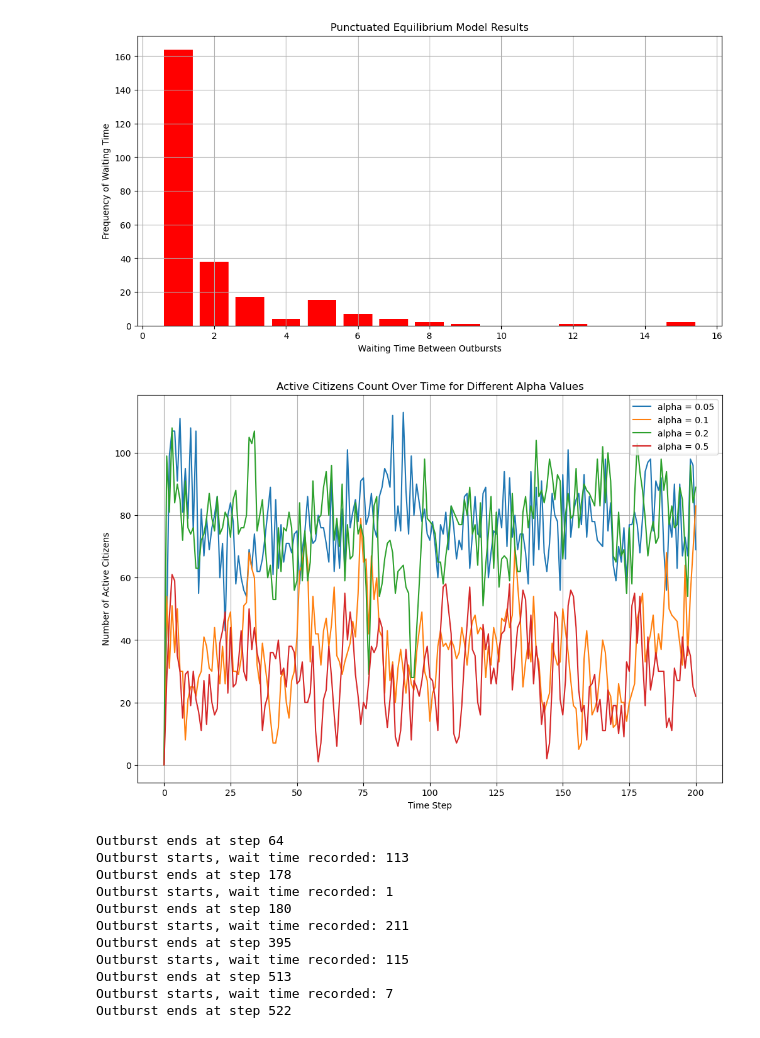
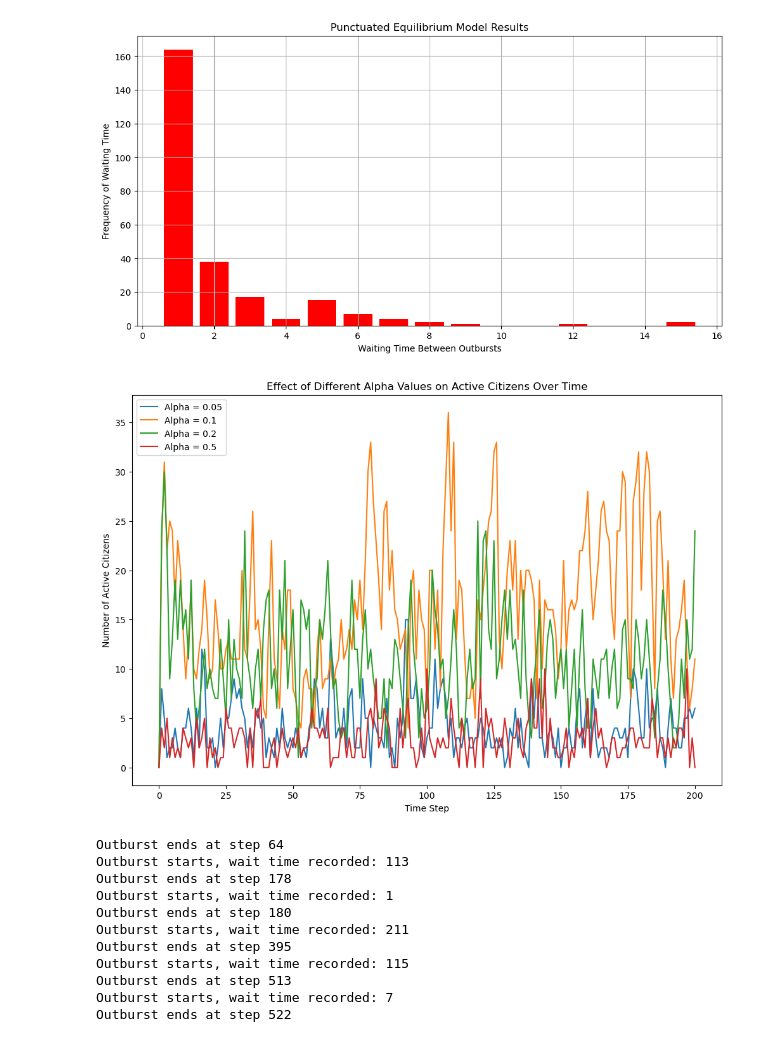
Before and after one commit to yehuihe/epstein_network_civil_violence, a Jupyter notebook: plot(final version).ipynb, the cells around one changed output. Saved outputs shown, nothing was run; the diff lists cells and outputs as text; code cells hidden in the pictures.

Commit message:
Add files via upload
add new plot for comparing mean-field and basic model

```diff
--- a/plot(final version).ipynb
+++ b/plot(final version).ipynb
@@ -380,9 +490,8 @@ model = EpsteinNetworkCivilViolence(
     arrest_prob_constant=2.3,
     movement=True,
     max_iters=1000,
-    alpha=0.1,
-    jail_factor=1.1,
-    impact_chance=0.5,
+    alpha=0,
+    jail_factor=1,
     legitimacy_impact=0.01,
     incitation_threshold=10
 )
@@ -443,37 +552,35 @@ def run_model_with_different_alpha(alpha):
         max_jail_term=15,
         active_threshold=0.1,
         arrest_prob_constant=2.3,
         movement=True,
         max_iters=1000,
         alpha=alpha,
         jail_factor=1.1,
-        impact_chance=0.5,
-        legitimacy_impact=0.01,
-        incitation_threshold=10
+        legitimacy_impact=0.01
     )
 
     for _ in range(200):
         model.step()
     data = model.datacollector.get_model_vars_dataframe()
     return data['Active']
 
 alpha_values = [0.05, 0.1, 0.2, 0.5]
 results = {}
 
 for alpha in alpha_values:
     results[alpha] = run_model_with_different_alpha(alpha)
 
 
 plt.figure(figsize=(12, 8))
 for alpha, active_data in results.items():
     plt.plot(active_data, label=f'Alpha = {alpha}')
 plt.xlabel('Time Step')
 plt.ylabel('Number of Active Citizens')
 plt.title('Effect of Different Alpha Values on Active Citizens Over Time')
 plt.legend()
 plt.show()
 # %% [output]
-[figure, old version]
+[figure, new version]
 # %%
 def run_model_with_different_jail_factor(jail_factor):
     model = EpsteinNetworkCivilViolence(
```
Also changed, not shown: parts of 12 cells of this notebook.
